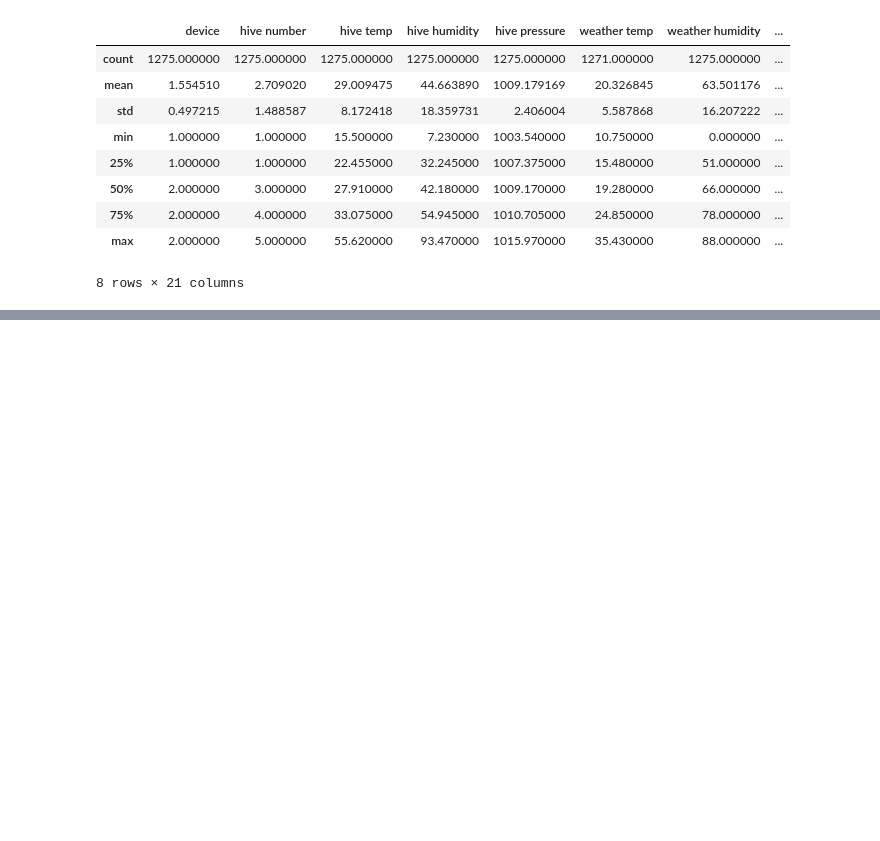
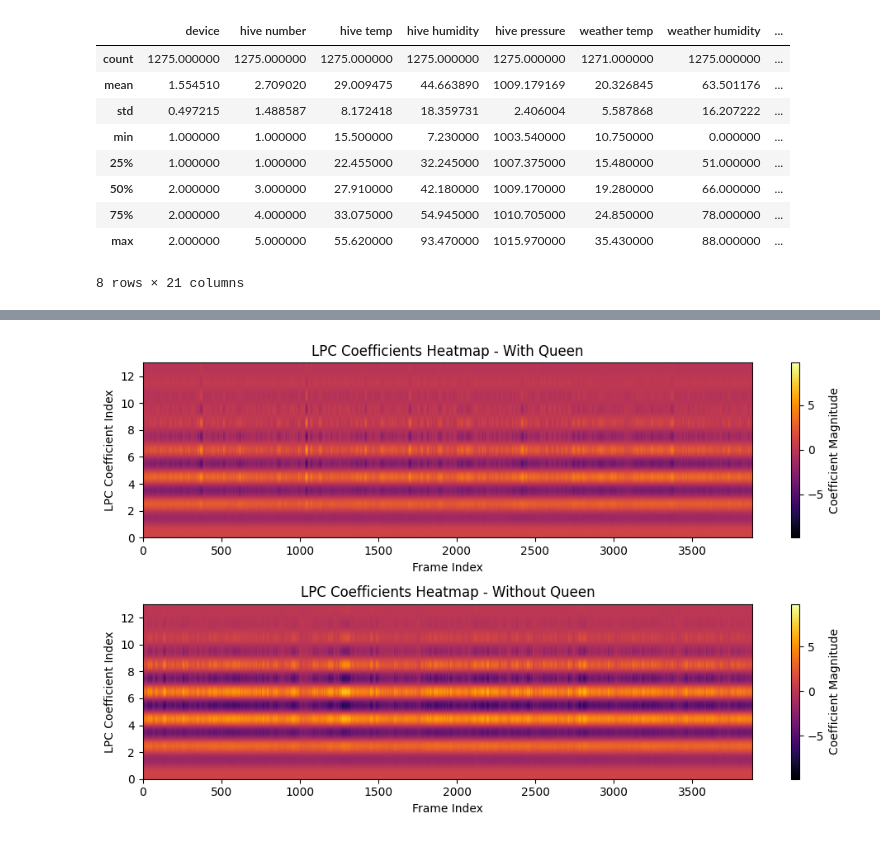
Before and after one commit to CSE-ICE-21/IntelliBee, a Jupyter notebook: Data-Collecting-Device/Available-Dataset/health-score.ipynb, the cells around one changed output, grey strips where cells are left out. Saved outputs shown, nothing was run; the diff lists cells and outputs as text; code cells hidden in the pictures; blank space fills up the shorter version.

```diff
--- a/Data-Collecting-Device/Available-Dataset/health-score.ipynb
+++ b/Data-Collecting-Device/Available-Dataset/health-score.ipynb
@@ -26,0 +246,27 @@ df.describe()
+# %%
+min_val = min(np.min(lpc_Queen), np.min(lpc_without_Queen))
+max_val = max(np.max(lpc_Queen), np.max(lpc_without_Queen))
+plt.figure(figsize=(10, 6))
+
+# Heatmap for "With Queen"
+plt.subplot(2, 1, 1)
+plt.imshow(lpc_Queen.T, aspect='auto', origin='lower', cmap='inferno', extent=[0, len(lpc_Queen), 0, lpc_order + 1], vmin=min_val, vmax=max_val)
+plt.title("LPC Coefficients Heatmap - With Queen")
+plt.xlabel("Frame Index")
+plt.ylabel("LPC Coefficient Index")
+plt.colorbar(label="Coefficient Magnitude")
+
+# Heatmap for "Without Queen"
+plt.subplot(2, 1, 2)
+plt.imshow(lpc_without_Queen.T, aspect='auto', origin='lower', cmap='inferno', extent=[0, len(lpc_without_Queen), 0, lpc_order + 1], vmin=min_val, vmax=max_val)
+plt.title("LPC Coefficients Heatmap - Without Queen")
+plt.xlabel("Frame Index")
+plt.ylabel("LPC Coefficient Index")
+plt.colorbar(label="Coefficient Magnitude")
+
+# Save heatmap plot
+plt.tight_layout()
+plt.savefig('LPC_Heatmap_Comparison.png', dpi=300)
+plt.show()
+# %% [output]
+[figure, added]
```
Also changed, not shown: parts of 7 cells of this notebook, 10 other files.
